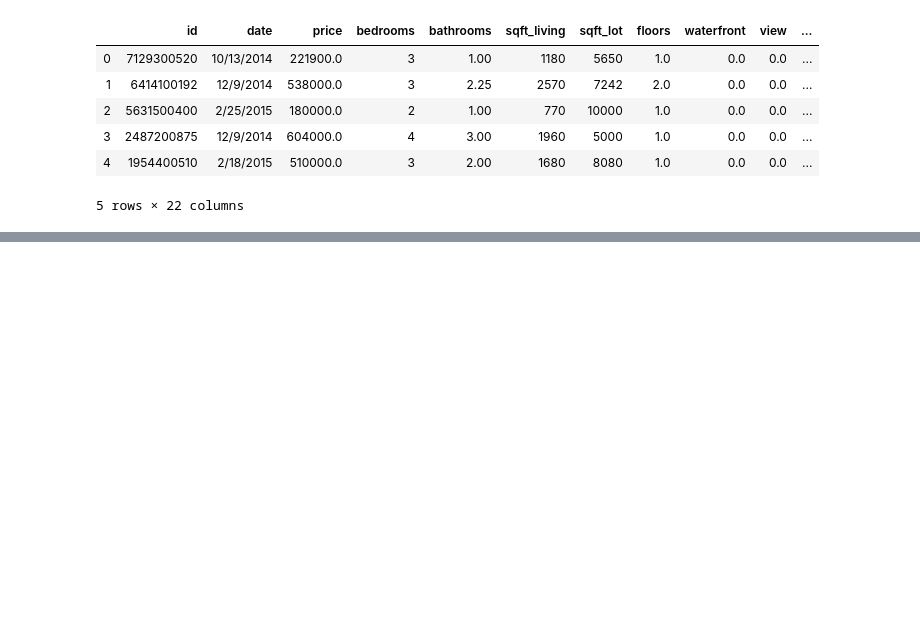
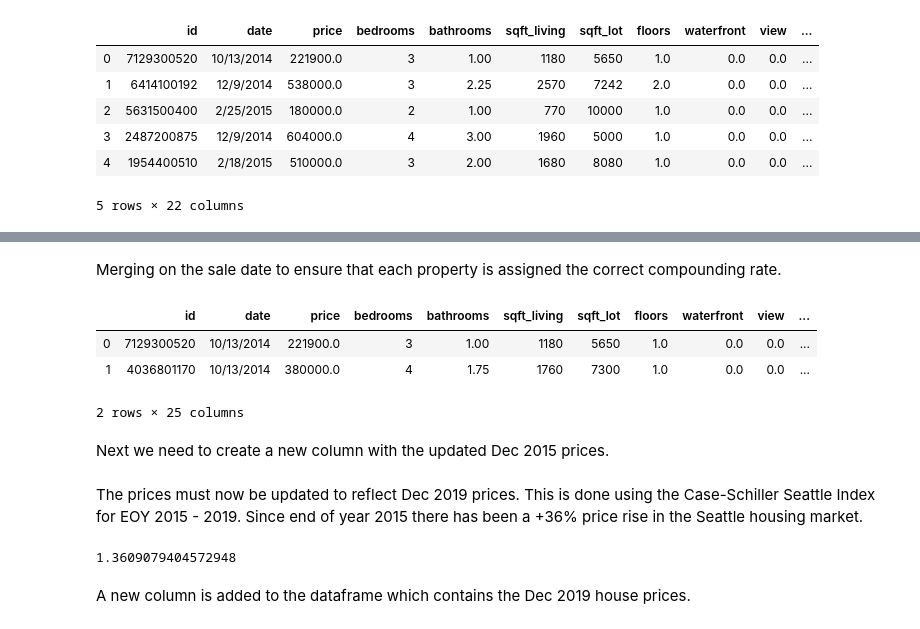
Before and after one commit to petehumphries/housing_project, a Jupyter notebook: project_1_final_RM.ipynb, the cells around one changed output, grey strips where cells are left out. Drawn from its saved outputs; the diff is of its cells as text; code cells hidden in the pictures; blank space fills up the shorter version.

```diff
--- a/project_1_final_RM.ipynb
+++ b/project_1_final_RM.ipynb
@@ -274,0 +343,3 @@ df['sqft_basement'] = df['sqft_basement'].astype(float)
+# %%
+df['bedrooms'] = df['bedrooms'].replace(33,3)
+df['bedrooms'].describe()
@@ -337,3 +415,6 @@ city_long = -122.3344
+# %%
+city_lat = 47.6050
+city_long = -122.3344
 # %% [markdown]
 Downtown Seattle's coordinates are 47.6050 Degress North, -122.3344 Degrees West.
 # %%
@@ -388,0 +486,3 @@ df.head()
+# %%
+df['date_key']= pd.to_datetime(df['date'])
+df['date_key'] = df['date_key'].astype(str)
@@ -388,0 +491,3 @@ df.head()
+# %%
+inf = pd.read_csv('seattle_house_price_inflation.csv')
+inf.head()
@@ -388,0 +501,12 @@ df.head()
+# %% [markdown]
+Merging on the sale date to ensure that each property is assigned the correct compounding rate.
+# %%
+df = pd.merge(df,inf)
+df.head(2)
+# %% [output]
+|  | id | date | price | bedrooms | bathrooms | sqft_living | sqft_lot | floors | waterfront | view | ... |
+| 0 | 7129300520 | 10/13/2014 | 221900.0 | 3 | 1.00 | 1180 | 5650 | 1.0 | 0.0 | 0.0 | ... |
+| 1 | 4036801170 | 10/13/2014 | 380000.0 | 4 | 1.75 | 1760 | 7300 | 1.0 | 0.0 | 0.0 | ... |
+2 rows × 25 columns
+# %% [markdown]
+Next we need to create a new column with the updated Dec 2015 prices.
@@ -388,0 +515,12 @@ df.head()
+# %% [markdown]
+The prices must now be updated to reflect Dec 2019 prices. This is done using the Case-Schiller Seattle Index for EOY 2015 - 2019. Since end of year 2015 there has been a +36% price rise in the Seattle housing market.
+# %%
+jan_2016 = 186.488
+latest_observation = 253.793
+
+price_growth_2016_2019 = latest_observation / jan_2016
+price_growth_2016_2019
+# %% [output]
+1.3609079404572948
+# %% [markdown]
+A new column is added to the dataframe which contains the Dec 2019 house prices.
```
Also changed, not shown: parts of 28 cells of this notebook.
